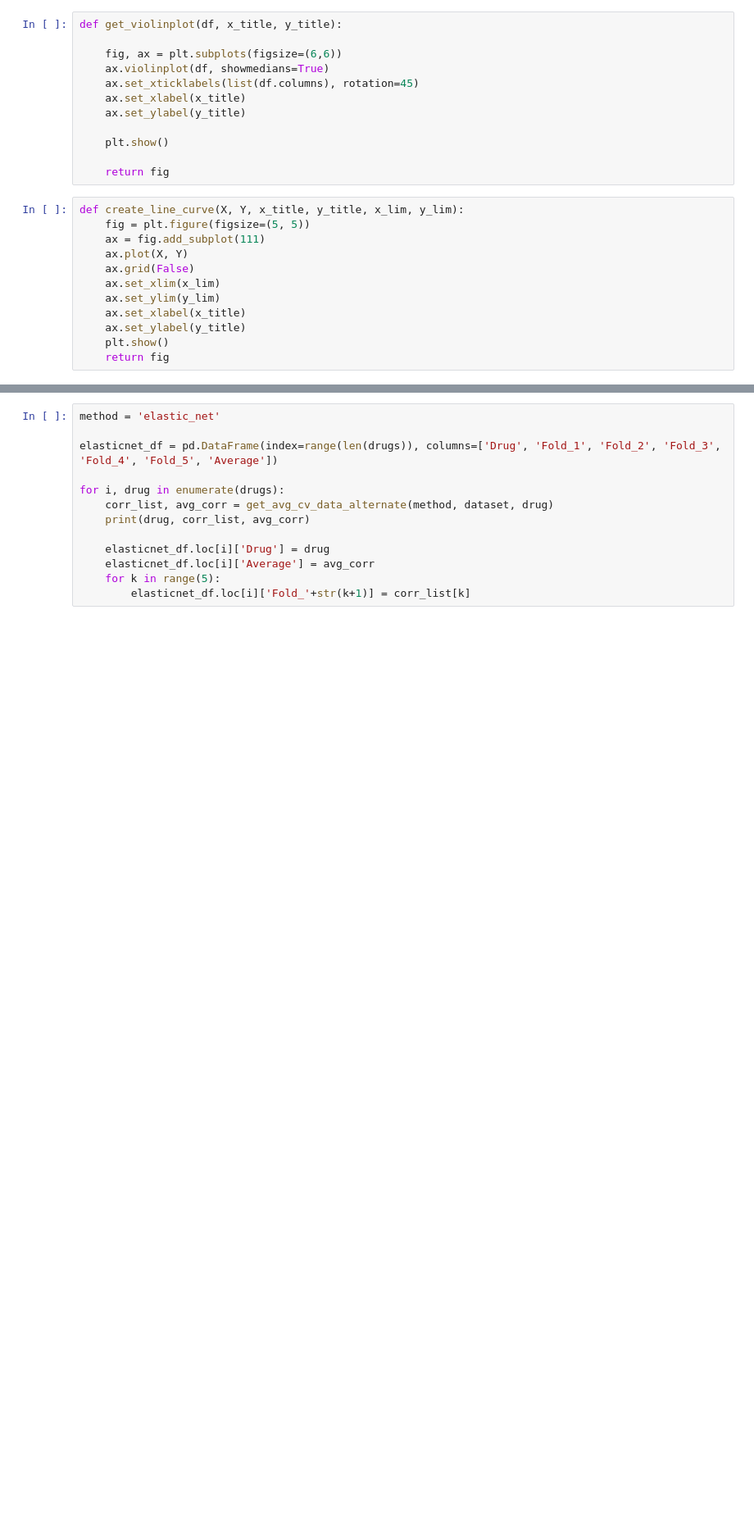
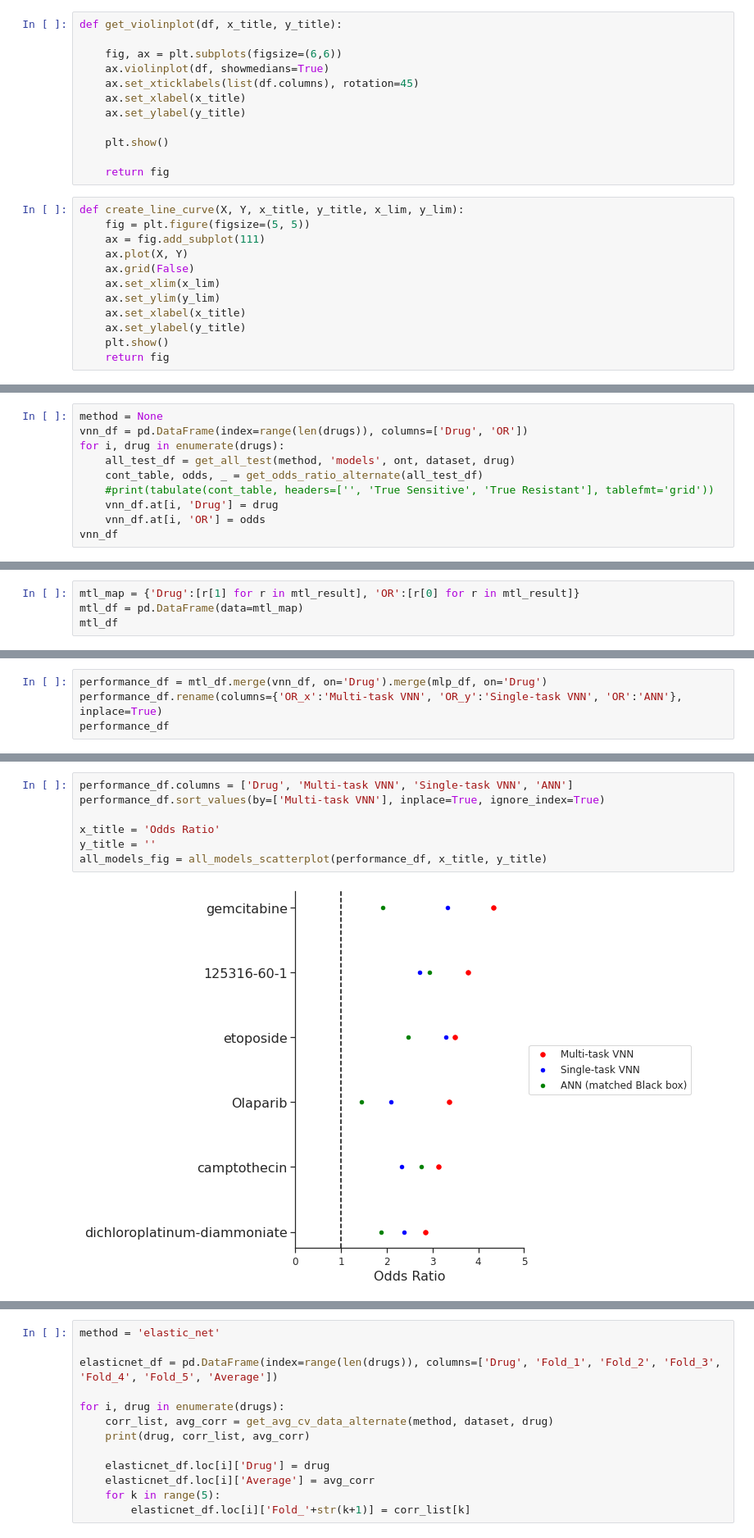
Before and after one commit to idekerlab/multitask_vnn, a Jupyter notebook: notebooks/model_comparison.ipynb, the cells around one changed output, grey strips where cells are left out. Shown: that part at 82% size. Saved outputs shown, nothing was run; the diff lists cells and outputs as text; blank space fills up the shorter version.

```diff
--- a/notebooks/model_comparison.ipynb
+++ b/notebooks/model_comparison.ipynb
@@ -682,0 +550,10 @@ for i, drug in enumerate(drugs):
+# %%
+method = None
+vnn_df = pd.DataFrame(index=range(len(drugs)), columns=['Drug', 'OR'])
+for i, drug in enumerate(drugs):
+    all_test_df = get_all_test(method, 'models', ont, dataset, drug)
+    cont_table, odds, _ = get_odds_ratio_alternate(all_test_df)
+    #print(tabulate(cont_table, headers=['', 'True Sensitive', 'True Resistant'], tablefmt='grid'))
+    vnn_df.at[i, 'Drug'] = drug
+    vnn_df.at[i, 'OR'] = odds
+vnn_df
@@ -682,0 +591,4 @@ for i, drug in enumerate(drugs):
+# %%
+mtl_map = {'Drug':[r[1] for r in mtl_result], 'OR':[r[0] for r in mtl_result]}
+mtl_df = pd.DataFrame(data=mtl_map)
+mtl_df
@@ -682,0 +603,4 @@ for i, drug in enumerate(drugs):
+# %%
+performance_df = mtl_df.merge(vnn_df, on='Drug').merge(mlp_df, on='Drug')
+performance_df.rename(columns={'OR_x':'Multi-task VNN', 'OR_y':'Single-task VNN', 'OR':'ANN'}, inplace=True)
+performance_df
@@ -682,0 +615,9 @@ for i, drug in enumerate(drugs):
+# %%
+performance_df.columns = ['Drug', 'Multi-task VNN', 'Single-task VNN', 'ANN']
+performance_df.sort_values(by=['Multi-task VNN'], inplace=True, ignore_index=True)
+
+x_title = 'Odds Ratio'
+y_title = ''
+all_models_fig = all_models_scatterplot(performance_df, x_title, y_title)
+# %% [output]
+[figure, added]
```
Also changed, not shown: parts of 102 cells of this notebook, 14 other files.
